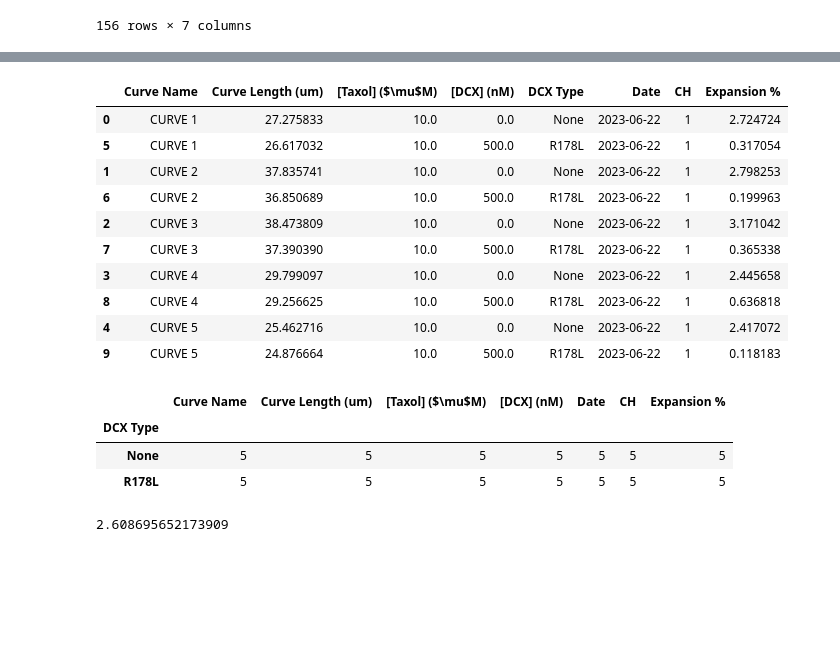
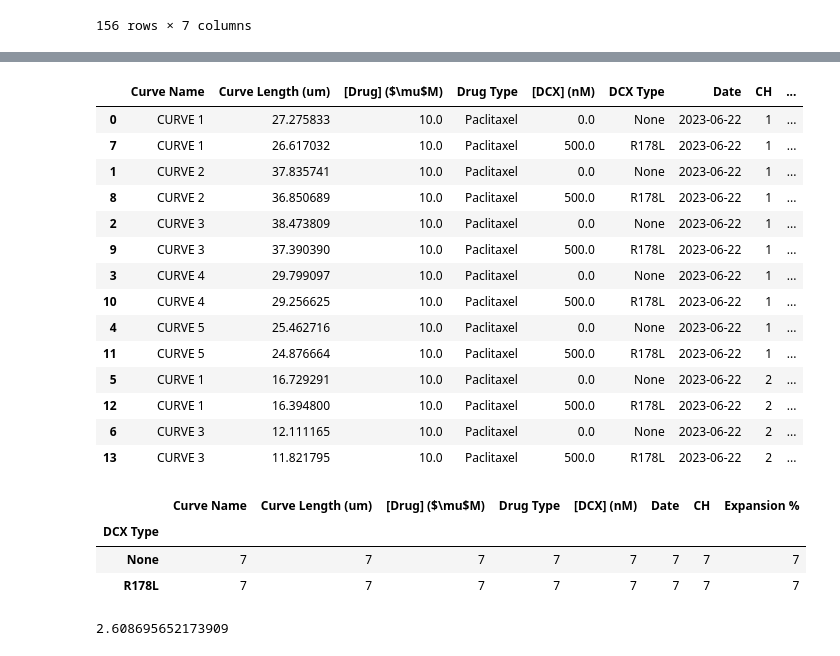
Before and after one commit to sofiacruzt/sofia-brouhardlab, a Jupyter notebook: curvature_taxol/expansion-compaction-multistep.ipynb, the cells around one changed output, grey strips where cells are left out. Saved outputs shown, nothing was run; the diff lists cells and outputs as text; code cells hidden in the pictures; blank space fills up the shorter version.

```diff
--- a/curvature_taxol/expansion-compaction-multistep.ipynb
+++ b/curvature_taxol/expansion-compaction-multistep.ipynb
@@ -285,28 +299,32 @@ See the caveats in the documentation: https://pandas.pydata.org/pandas-docs/stab
 # %%
 finalData = pd.concat([taxData, dcxData], ignore_index=True)
-finalData = finalData.sort_values(['Curve Name',taxol,DCXconc])
+finalData = finalData.sort_values(['CH','Curve Name',drug,DCXconc])
 finalData
 # %% [output]
-|  | Curve Name | Curve Length (um) | [Taxol] ($\mu$M) | [DCX] (nM) | DCX Type | Date | CH | Expansion % |
-| 0 | CURVE 1 | 27.275833 | 10.0 | 0.0 | None | 2023-06-22 | 1 | 2.724724 |
-| 5 | CURVE 1 | 26.617032 | 10.0 | 500.0 | R178L | 2023-06-22 | 1 | 0.317054 |
-| 1 | CURVE 2 | 37.835741 | 10.0 | 0.0 | None | 2023-06-22 | 1 | 2.798253 |
-| 6 | CURVE 2 | 36.850689 | 10.0 | 500.0 | R178L | 2023-06-22 | 1 | 0.199963 |
-| 2 | CURVE 3 | 38.473809 | 10.0 | 0.0 | None | 2023-06-22 | 1 | 3.171042 |
-| 7 | CURVE 3 | 37.390390 | 10.0 | 500.0 | R178L | 2023-06-22 | 1 | 0.365338 |
-| 3 | CURVE 4 | 29.799097 | 10.0 | 0.0 | None | 2023-06-22 | 1 | 2.445658 |
-| 8 | CURVE 4 | 29.256625 | 10.0 | 500.0 | R178L | 2023-06-22 | 1 | 0.636818 |
-| 4 | CURVE 5 | 25.462716 | 10.0 | 0.0 | None | 2023-06-22 | 1 | 2.417072 |
-| 9 | CURVE 5 | 24.876664 | 10.0 | 500.0 | R178L | 2023-06-22 | 1 | 0.118183 |
+|  | Curve Name | Curve Length (um) | [Drug] ($\mu$M) | Drug Type | [DCX] (nM) | DCX Type | Date | CH | ... |
+| 0 | CURVE 1 | 27.275833 | 10.0 | Paclitaxel | 0.0 | None | 2023-06-22 | 1 | ... |
+| 7 | CURVE 1 | 26.617032 | 10.0 | Paclitaxel | 500.0 | R178L | 2023-06-22 | 1 | ... |
+| 1 | CURVE 2 | 37.835741 | 10.0 | Paclitaxel | 0.0 | None | 2023-06-22 | 1 | ... |
+| 8 | CURVE 2 | 36.850689 | 10.0 | Paclitaxel | 500.0 | R178L | 2023-06-22 | 1 | ... |
+| 2 | CURVE 3 | 38.473809 | 10.0 | Paclitaxel | 0.0 | None | 2023-06-22 | 1 | ... |
+| 9 | CURVE 3 | 37.390390 | 10.0 | Paclitaxel | 500.0 | R178L | 2023-06-22 | 1 | ... |
+| 3 | CURVE 4 | 29.799097 | 10.0 | Paclitaxel | 0.0 | None | 2023-06-22 | 1 | ... |
+| 10 | CURVE 4 | 29.256625 | 10.0 | Paclitaxel | 500.0 | R178L | 2023-06-22 | 1 | ... |
+| 4 | CURVE 5 | 25.462716 | 10.0 | Paclitaxel | 0.0 | None | 2023-06-22 | 1 | ... |
+| 11 | CURVE 5 | 24.876664 | 10.0 | Paclitaxel | 500.0 | R178L | 2023-06-22 | 1 | ... |
+| 5 | CURVE 1 | 16.729291 | 10.0 | Paclitaxel | 0.0 | None | 2023-06-22 | 2 | ... |
+| 12 | CURVE 1 | 16.394800 | 10.0 | Paclitaxel | 500.0 | R178L | 2023-06-22 | 2 | ... |
+| 6 | CURVE 3 | 12.111165 | 10.0 | Paclitaxel | 0.0 | None | 2023-06-22 | 2 | ... |
+| 13 | CURVE 3 | 11.821795 | 10.0 | Paclitaxel | 500.0 | R178L | 2023-06-22 | 2 | ... |
 # %%
 finalData.to_csv(path/('expansion_plain_to_tax_dcx_data-analyzed_'+date_today +'_MasterSheet.csv'), encoding='utf-8', index=False)
 # %%
 finalData.groupby('DCX Type').count()
 # %% [output]
-|  | Curve Name | Curve Length (um) | [Taxol] ($\mu$M) | [DCX] (nM) | Date | CH | Expansion % |
-| DCX Type |  |  |  |  |  |  |  |
-| None | 5 | 5 | 5 | 5 | 5 | 5 | 5 |
-| R178L | 5 | 5 | 5 | 5 | 5 | 5 | 5 |
+|  | Curve Name | Curve Length (um) | [Drug] ($\mu$M) | Drug Type | [DCX] (nM) | Date | CH | Expansion % |
+| DCX Type |  |  |  |  |  |  |  |  |
+| None | 7 | 7 | 7 | 7 | 7 | 7 | 7 | 7 |
+| R178L | 7 | 7 | 7 | 7 | 7 | 7 | 7 | 7 |
 # %%
 nogales2018 = (1- 81.76/83.95)*100
 nogales2018
```
Also changed, not shown: parts of 12 cells of this notebook.
